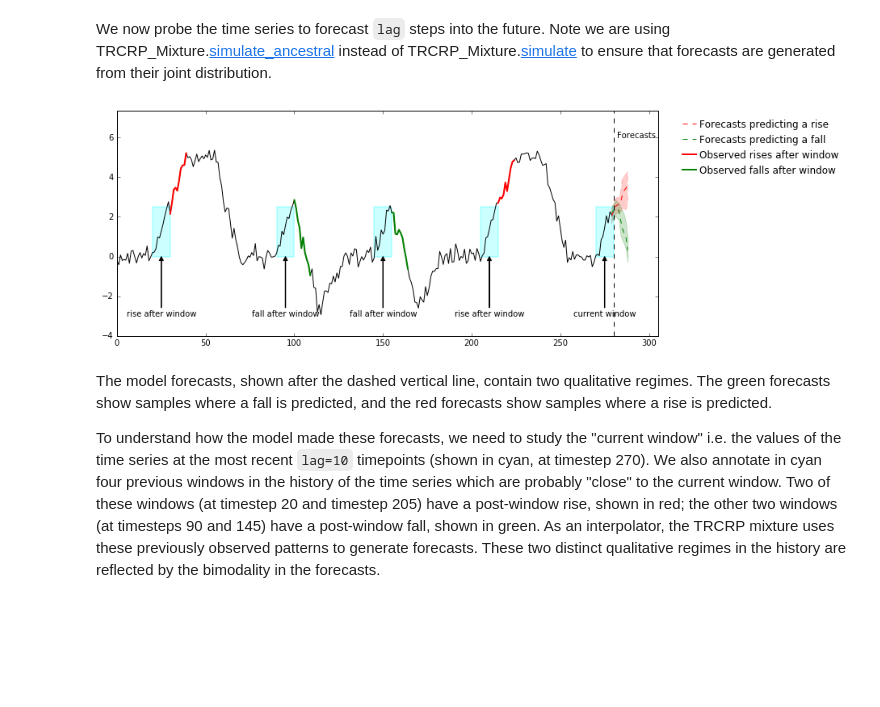
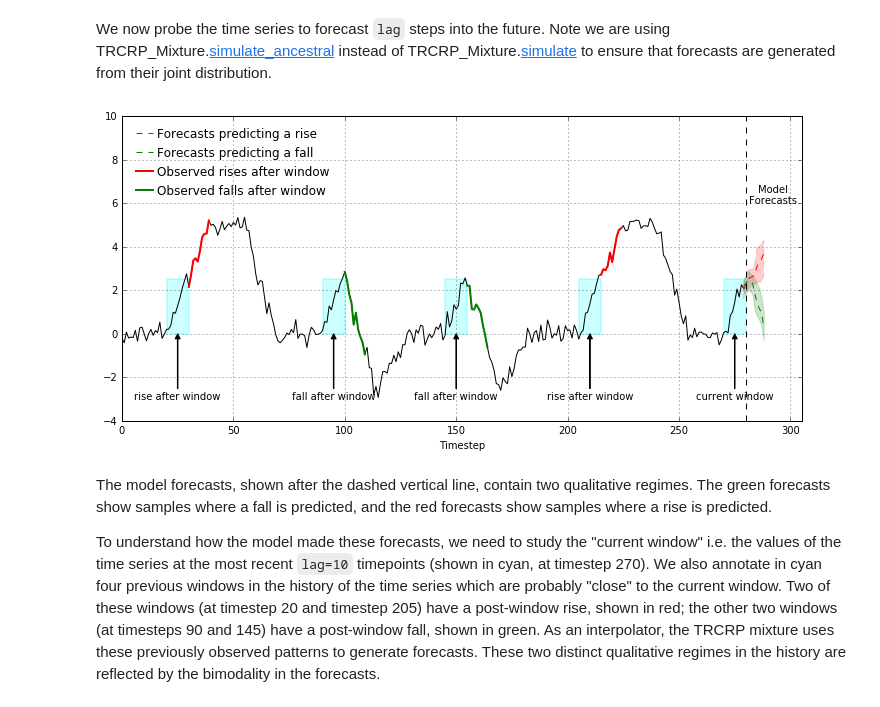
Before and after one commit to probcomp/trcrpm, a Jupyter notebook: tutorials/bimodal-posteriors.ipynb, the cells around one changed output. Drawn from its saved outputs; the diff is of its cells as text; code cells hidden in the pictures; blank space fills up the shorter version.

Commit message:
Update README and with a figure.

```diff
--- a/tutorials/bimodal-posteriors.ipynb
+++ b/tutorials/bimodal-posteriors.ipynb
@@ -108,38 +108,43 @@ ax.set_xlim([min(model.dataset.index), max(probes)+20])
 ax.add_patch(Rectangle((20,0), 10, 2.5, color='cyan', linewidth=2, alpha=0.2))
 ax.add_patch(Rectangle((90,0), 10, 2.5, color='cyan', linewidth=2, alpha=0.2))
 ax.add_patch(Rectangle((145,0), 10, 2.5, color='cyan', linewidth=2, alpha=0.2))
 ax.add_patch(Rectangle((205,0), 10, 2.5, color='cyan', linewidth=2, alpha=0.2))
 ax.add_patch(Rectangle((270,0), 10, 2.5, color='cyan', linewidth=2, alpha=0.2))
 
 # Annotate the windows.
 ax.annotate('rise after window', xy=(25, 0), xytext=(25, -3), horizontalalignment='center',
     arrowprops=dict(facecolor='black', width=0.5, headwidth=5, headlength=5))
 ax.annotate('fall after window', xy=(95, 0), xytext=(95, -3), horizontalalignment='center',
     arrowprops=dict(facecolor='black', width=0.5, headwidth=5, headlength=5))
 ax.annotate('fall after window', xy=(150, 0), xytext=(150, -3), horizontalalignment='center',
     arrowprops=dict(facecolor='black', width=0.5, headwidth=5, headlength=5))
 ax.annotate('rise after window', xy=(210, 0), xytext=(210, -3), horizontalalignment='center',
     arrowprops=dict(facecolor='black', width=0.5, headwidth=5, headlength=5))
 ax.annotate('current window', xy=(275, 0), xytext=(275, -3), horizontalalignment='center',
     arrowprops=dict(facecolor='black', width=0.5, headwidth=5, headlength=5))
 
 # Color the post-window rise and post-window fall.
 ax.plot(xs[30:40], ys[30:40], linewidth=2, color='r', label='Observed rises after window')
 ax.plot(xs[100:110], ys[100:110], linewidth=2, color='g', label='Observed falls after window')
 ax.plot(xs[155:165], ys[155:165], linewidth=2, color='g')
 ax.plot(xs[215:225], ys[215:225], linewidth=2, color='r')
 
 # Show the forecsating region and legend.
 ax.axvline(280, linestyle='--', linewidth=1, color='k')
-ax.text(282, 6, 'Forecasts', horizontalalignment='left')
-ax.legend(loc='upper right', framealpha=0, handletextpad=0, bbox_to_anchor=(1.35,1))
+ax.text(292, 6, 'Model\nForecasts', horizontalalignment='center')
+leg = ax.legend(loc='upper left', framealpha=0, handletextpad=0)
 
-ax.set_ylim([-4, None])
+ax.set_ylim([-4, 10])
 ax.set_xlim([0, 305])
 
-fig.set_size_inches(12,5)
+ax.set_xlabel('Timestep')
+ax.grid()
+
+fig.set_tight_layout(True)
+fig.set_size_inches(10,5)
+fig.savefig('resources/bimodal-posteriors.png')
 # %% [output]
-[figure, old version]
+[figure, new version]
 # %% [markdown]
 The model forecasts, shown after the dashed vertical line, contain two qualitative regimes. The green forecasts show samples where a fall is predicted, and the red forecasts show samples where a rise is predicted.
 
```
Also changed, not shown: parts of 3 cells of this notebook, 2 other files.
